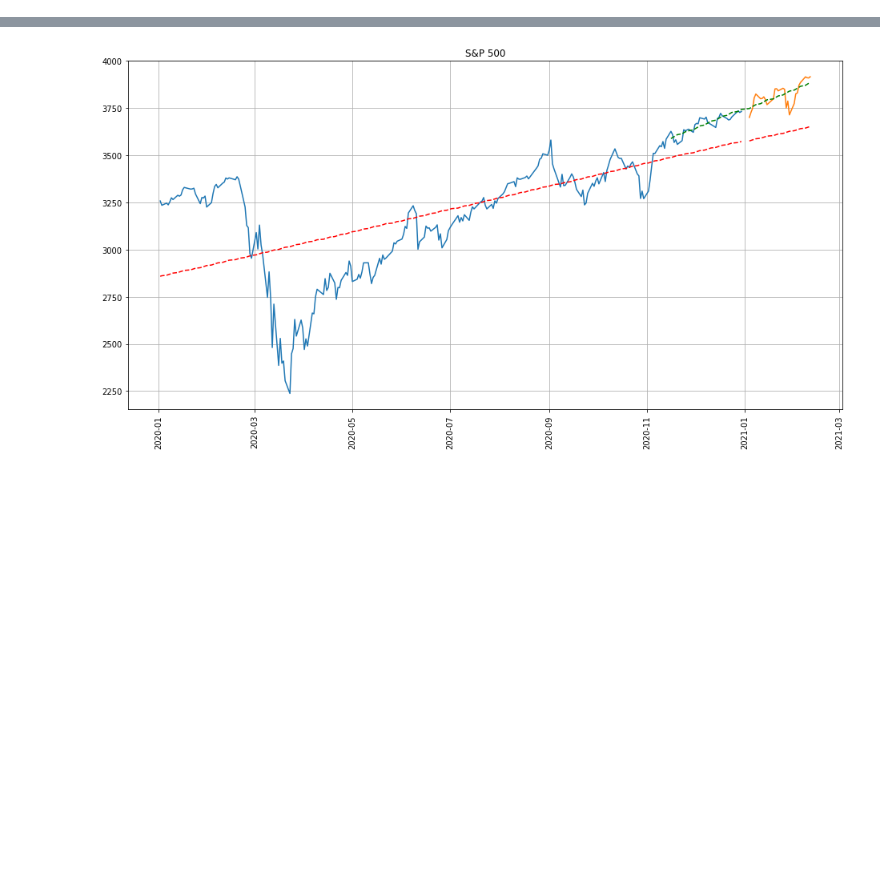
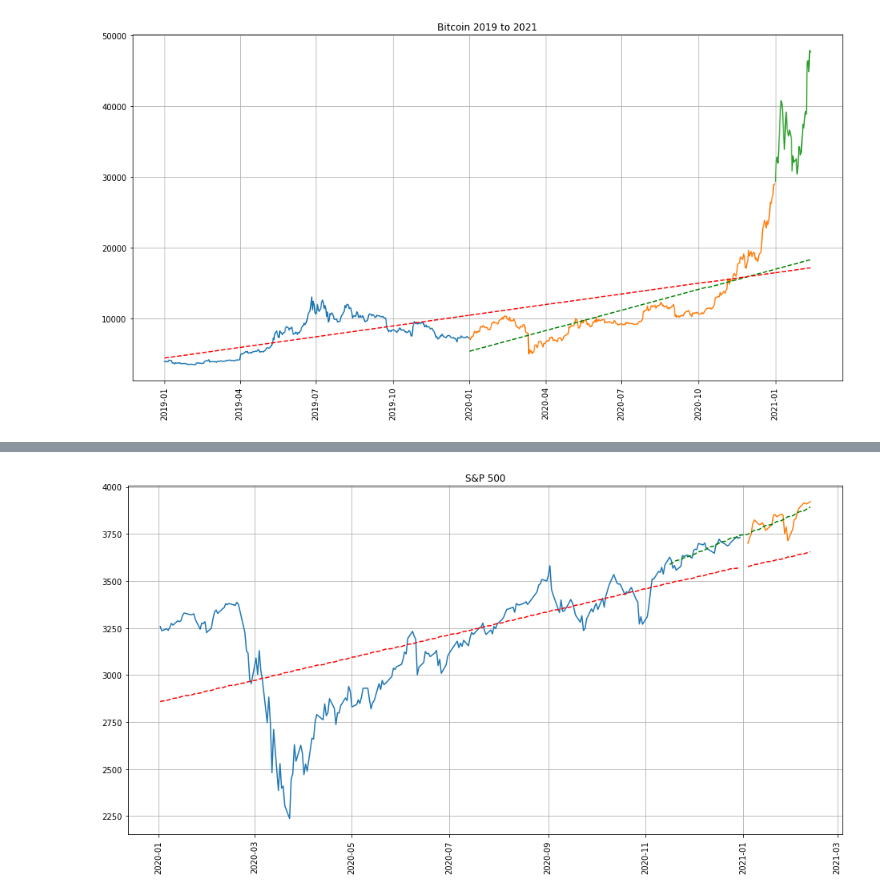
Before and after one commit to rajivsresearch/SP500, a Jupyter notebook: Bitcoin_Trend_Analysis.ipynb, the cells around one changed output, grey strips where cells are left out. Drawn from its saved outputs; the diff is of its cells as text; code cells hidden in the pictures; blank space fills up the shorter version.

```diff
--- a/Bitcoin_Trend_Analysis.ipynb
+++ b/Bitcoin_Trend_Analysis.ipynb
@@ -70,3 +66,29 @@ plt.savefig('Bitcoin.png')
+# %%
+btc19 = GetStockData('BTC-USD', '2019-01-01', '2019-12-31')
+# %%
+trend, fn = GetTrend(np.arange(0,len(btc19)), btc19.values.reshape(-1))
+trend1, fn1 = GetTrend(np.arange(len(btc19), len(btc19)+len(btc20)), btc20.values.reshape(-1))
+
+fig, axarr = plt.subplots(1,1,figsize=(16,8))
+
+plt.title('Bitcoin 2019 to 2021')
+plt.plot(btc19.index.values, btc19.values)
+plt.plot(btc19.index.values, trend, 'r--')
+
+plt.plot(btc20.index.values, btc20.values)
+plt.plot(btc20.index.values, trend1, 'g--')
+
+plt.plot(btc21.index.values, btc21.values)
+
+plt.plot(btc20.index.values, fn(np.arange(len(btc19), len(btc19)+len(btc20))), 'r--')
+plt.plot(btc21.index.values, fn(np.arange(len(btc19)+len(btc20), len(btc19)+len(btc20)+len(btc21))), 'r--')
+plt.plot(btc21.index.values, fn1(np.arange(len(btc19)+len(btc20), len(btc19)+len(btc20)+len(btc21))), 'g--')
+
+plt.xticks(rotation=90)
+plt.grid()
+plt.savefig('Bitcoin 2019 2020.png')
+# %% [output]
+[figure, added]
 # %%
 eth20 = GetStockData('ETH-USD', '2020-01-01', '2020-12-31')
 eth21 = GetStockData('ETH-USD', '2021-01-01', '2021-12-31')
```
Also changed, not shown: parts of 3 cells of this notebook.
